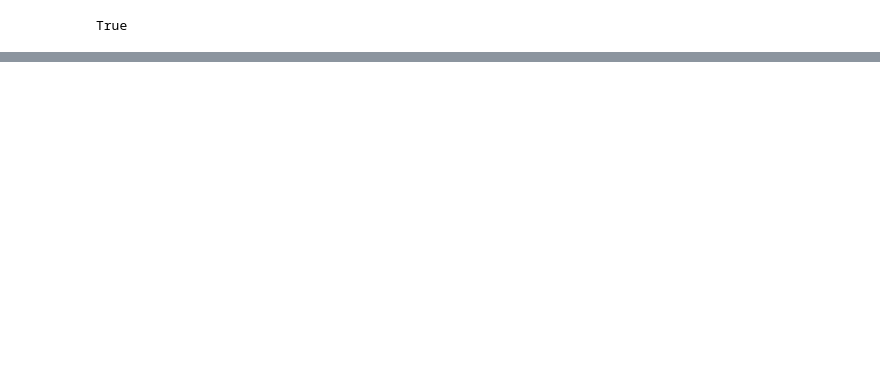
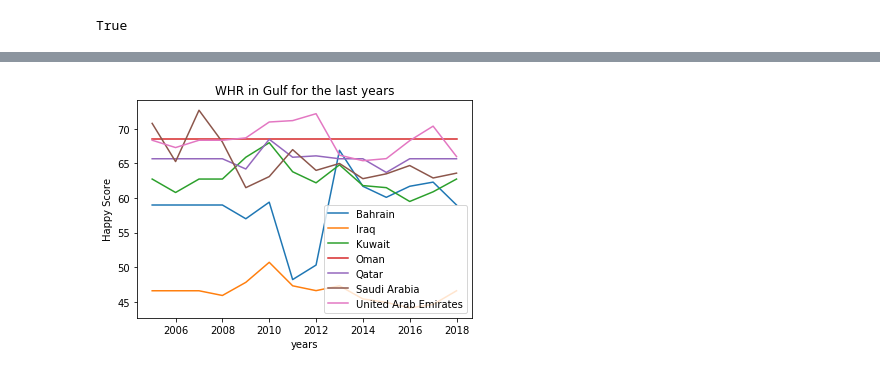
Before and after one commit to MrRiybot/HDI_WHR_invistagtion, a Jupyter notebook: investigate-a-dataset-template-checkpoint.ipynb, the cells around one changed output, grey strips where cells are left out. Drawn from its saved outputs; the diff is of its cells as text; code cells hidden in the pictures; blank space fills up the shorter version.

```diff
--- a/investigate-a-dataset-template-checkpoint.ipynb
+++ b/investigate-a-dataset-template-checkpoint.ipynb
@@ -297,0 +436,5 @@ corr
+# %%
+df_whr.set_index("country",
+              inplace = True)
+# %%
+df_whr_gulf = df_whr.loc[['Bahrain','Iraq','Kuwait','Oman','Qatar','Saudi Arabia','United Arab Emirates']].copy()
@@ -297,0 +453,11 @@ corr
+# %%
+x = [2005,2006,2007,2008,2009,2010,2011,2012,2013,2014,2015,2016,2017,2018]
+for index, row in df_whr_gulf.iterrows():
+    plt.plot(x,row.values, label = index)
+plt.title('WHR in Gulf for the last years')
+plt.ylabel('Happy Score')
+plt.xlabel('years')
+plt.legend()
+plt.show()
+# %% [output]
+[figure, added]
```
Also changed, not shown: parts of 89 cells of this notebook, 1 other file.
